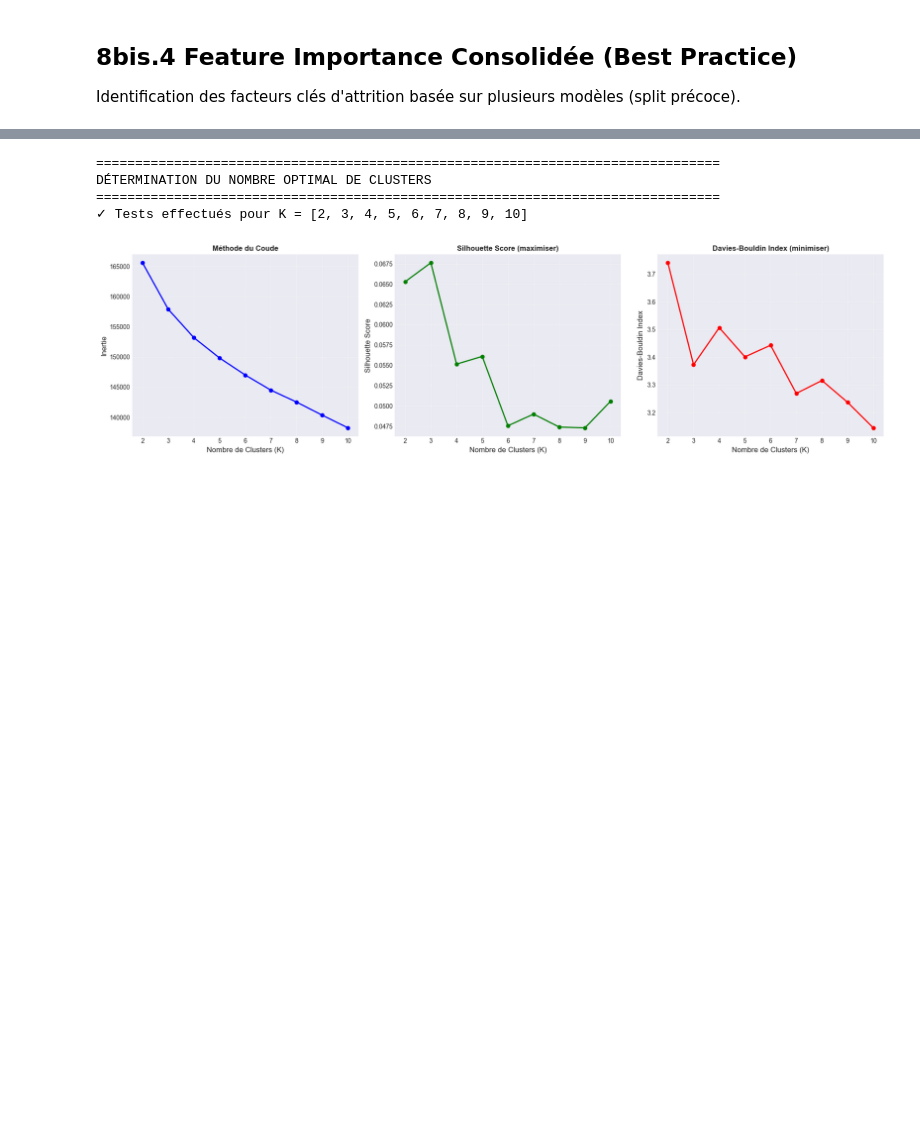
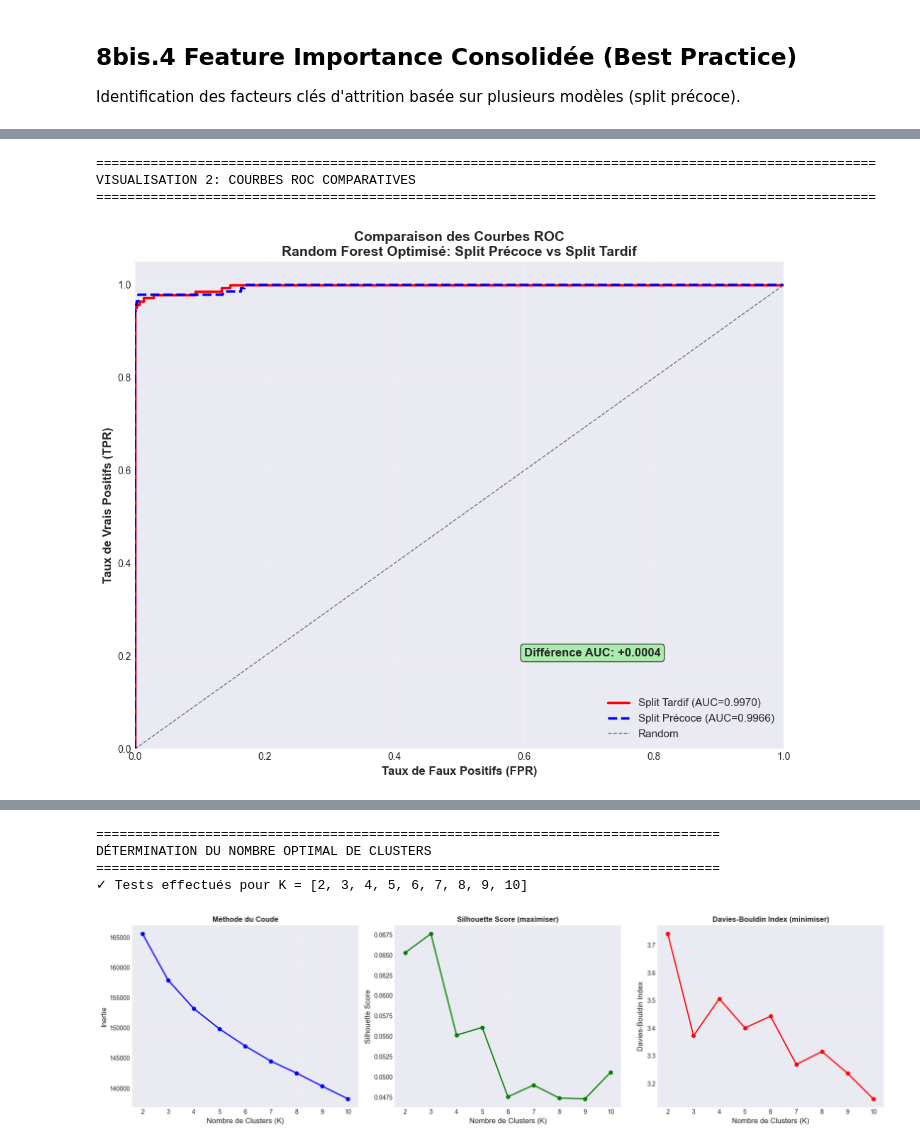
Before and after one commit to Zein-R/HumanForYou-Solution, a Jupyter notebook: Employee_Attrition_Analysis.ipynb, the cells around one changed output, grey strips where cells are left out. Saved outputs shown, nothing was run; the diff lists cells and outputs as text; code cells hidden in the pictures; blank space fills up the shorter version.

```diff
--- a/Employee_Attrition_Analysis.ipynb
+++ b/Employee_Attrition_Analysis.ipynb
@@ -4794,0 +5050,45 @@ else:
+# %%
+# Visualisation 2: Courbes ROC comparatives
+print("\n" + "=" * 100)
+print("VISUALISATION 2: COURBES ROC COMPARATIVES")
+print("=" * 100)
+
+plt.figure(figsize=(10, 8))
+
+# Courbe ROC pour Split Tardif
+fpr_tardif, tpr_tardif, _ = roc_curve(y_test, y_proba_optimized)
+auc_tardif = roc_auc_score(y_test, y_proba_optimized)
+plt.plot(fpr_tardif, tpr_tardif, linewidth=2.5,
+         label=f'Split Tardif (AUC={auc_tardif:.4f})', color='red', linestyle='-')
+
+# Courbe ROC pour Split Précoce
+fpr_precoce, tpr_precoce, _ = roc_curve(y_test_precoce, y_proba_optimized_bp)
+auc_precoce = roc_auc_score(y_test_precoce, y_proba_optimized_bp)
+plt.plot(fpr_precoce, tpr_precoce, linewidth=2.5,
+         label=f'Split Précoce (AUC={auc_precoce:.4f})', color='blue', linestyle='--')
+
+# Ligne de référence (modèle aléatoire)
+plt.plot([0, 1], [0, 1], 'k--', linewidth=1, label='Random', alpha=0.5)
+
+plt.xlim([0.0, 1.0])
+plt.ylim([0.0, 1.05])
+plt.xlabel('Taux de Faux Positifs (FPR)', fontsize=12, fontweight='bold')
+plt.ylabel('Taux de Vrais Positifs (TPR)', fontsize=12, fontweight='bold')
+plt.title('Comparaison des Courbes ROC\nRandom Forest Optimisé: Split Précoce vs Split Tardif',
+          fontsize=14, fontweight='bold')
+plt.legend(loc="lower right", fontsize=11, framealpha=0.9)
+plt.grid(alpha=0.3)
+
+# Ajouter la différence d'AUC
+diff_auc = auc_tardif - auc_precoce
+plt.text(0.6, 0.2, f'Différence AUC: {diff_auc:+.4f}',
+         fontsize=12, fontweight='bold',
+         bbox=dict(boxstyle='round', facecolor='yellow' if abs(diff_auc) > 0.02 else 'lightgreen', alpha=0.7))
+
+plt.tight_layout()
+plt.show()
+# %% [output]
+====================================================================================================
+VISUALISATION 2: COURBES ROC COMPARATIVES
+====================================================================================================
+[figure, added]
```
Also changed, not shown: parts of 25 cells of this notebook, 1 other file.
